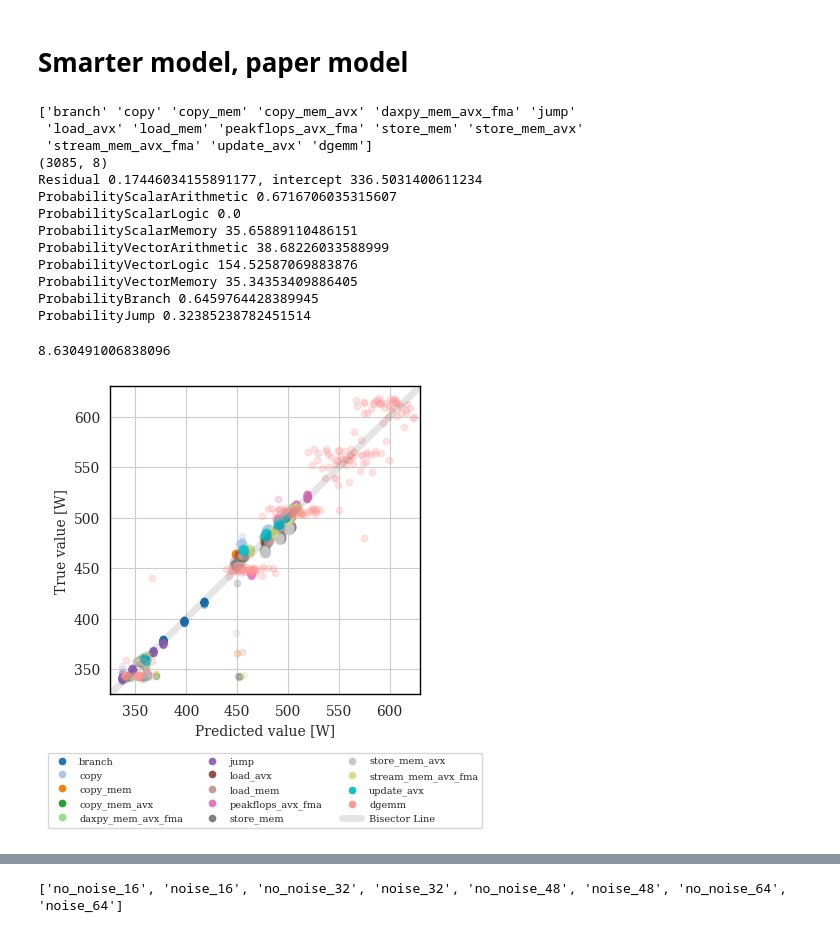
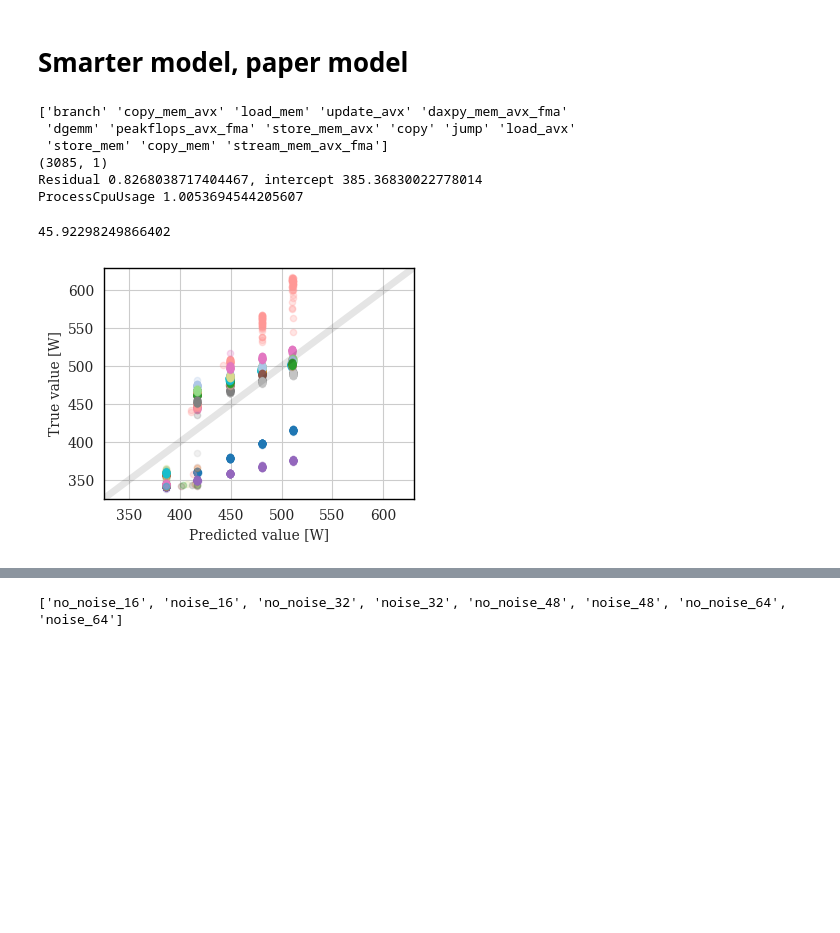
Before and after one commit to NiccoloTosato/PowerBenchmarks, a Jupyter notebook: final_plot_model.ipynb, the cells around one changed output, grey strips where cells are left out. Drawn from its saved outputs; the diff is of its cells as text; code cells hidden in the pictures; blank space fills up the shorter version.

```diff
--- a/final_plot_model.ipynb
+++ b/final_plot_model.ipynb
@@ -47,7 +47,6 @@ def merge_var(df):
        'ProbabilityRegisterVectorLogic',
        'ProbabilityMemUpdateUnclassifiedArithmetic',
        'ProbabilityMemUpdateVectorArithmetic',
-       'ProbabilityRegisterUnclassifiedLogic',
        'ProbabilityMemLoadUnclassifiedLogic',
        'ProbabilityMemStoreUnclassifiedArithmetic',
        'ProbabilityRegisterUnclassifiedMemory',
@@ -164,19 +165,12 @@ print(f"Residual {error_1/A.shape[0]}, intercept {intercept_1}")
 for name,value in zip(independent_variables,coeff_1):
     print(name,value)
 # %% [output]
-['branch' 'copy' 'copy_mem' 'copy_mem_avx' 'daxpy_mem_avx_fma' 'jump'
- 'load_avx' 'load_mem' 'peakflops_avx_fma' 'store_mem' 'store_mem_avx'
- 'stream_mem_avx_fma' 'update_avx' 'dgemm']
-(3085, 8)
-Residual 0.17446034155891177, intercept 336.5031400611234
-ProbabilityScalarArithmetic 0.6716706035315607
-ProbabilityScalarLogic 0.0
-ProbabilityScalarMemory 35.65889110486151
-ProbabilityVectorArithmetic 38.68226033588999
-ProbabilityVectorLogic 154.52587069883876
-ProbabilityVectorMemory 35.34353409886405
-ProbabilityBranch 0.6459764428389945
-ProbabilityJump 0.32385238782451514
+['branch' 'copy_mem_avx' 'load_mem' 'update_avx' 'daxpy_mem_avx_fma'
+ 'dgemm' 'peakflops_avx_fma' 'store_mem_avx' 'copy' 'jump' 'load_avx'
+ 'store_mem' 'copy_mem' 'stream_mem_avx_fma']
+(3085, 1)
+Residual 0.8268038717404467, intercept 385.36830022778014
+ProcessCpuUsage 1.0053694544205607
 # %%
 def assign_colors(labels):
     unique_labels = np.unique(labels)
@@ -203,48 +197,46 @@ exp_list=['branch','jump','copy','copy_mem_avx',
           'peakflops_avx_fma','load_mem','store_mem','store_mem_avx',
           'update_avx','stream_mem_avx_fma','dgemm']
 
-plt.figure(figsize=(4,4))
-SE=0
+plt.figure(figsize=(4,3))
+MSE=0
 line_count=0
 for df in df_list_test:
     df["Total_power"]=df["PSUPower0"]+df["PSUPower1"]
     df1 = normalize_model(df.copy())
     prediction=list()
     for row in df1[independent_variables].to_numpy():
         prediction.append(row@coeff_1[:-1] + intercept_1)
     df1["prediction"]=prediction
     test_name=df1["name"].iloc[0]
     if not (test_name in exp_list):
         continue
     cores=df1["cores"].iloc[0]
     plt.plot(df1["prediction"],df1["Total_power"], '.',
              markersize=9,
              alpha=0.25,
              fillstyle='full',
              markeredgewidth=1,label=test_name,color=name_to_color[test_name])
-    MSE=np.square(df1["prediction"].to_numpy()-df1["Total_power"].to_list()).sum()
+    MSE+=np.square(df1["prediction"].to_numpy()-df1["Total_power"].to_list()).sum()
     line_count+=len(prediction)
-print(MSE/line_count)
+print(np.sqrt(MSE/line_count))
 ax = plt.plot([0,700],[0,700], '-k', linewidth=5, alpha=0.1, label='Bisector Line')
 handles, labels = plt.gca().get_legend_handles_labels()
 by_label = dict(zip(labels, handles))
 
-handle=plt.legend(by_label.values(), by_label.keys(),bbox_to_anchor=(0.5, -0.45),ncol=3, loc="lower center",fontsize=7)
+#handle=plt.legend(by_label.values(), by_label.keys(),bbox_to_anchor=(0.5, -0.75),ncol=4, loc="lower center", fontsize=9)
 
-for lh in handle.legendHandles:
-    if "Bisector" in lh.get_label():
-        continue
-    lh.set_alpha(1)
 
 plt.ylabel("True value [W]")
 plt.xlabel("Predicted value [W]")
 
 plt.xlim([325,630])
 plt.ylim([325,630])
-plt.savefig("cpu_model.svg", bbox_inches='tight', format='svg')
+#plt.savefig("cpu_model.svg", bbox_inches='tight', format='svg')
+plt.savefig("cpu_model_fit.pdf", bbox_inches='tight')
+#plt.savefig("cpu_model_usage.pdf", bbox_inches='tight')
 # %% [output]
-8.630491006838096
+45.92298249866402
-[figure, old version]
+[figure, new version]
 # %%
 import scipy as sp
 import scipy.interpolate
```
Also changed, not shown: parts of 5 cells of this notebook.
